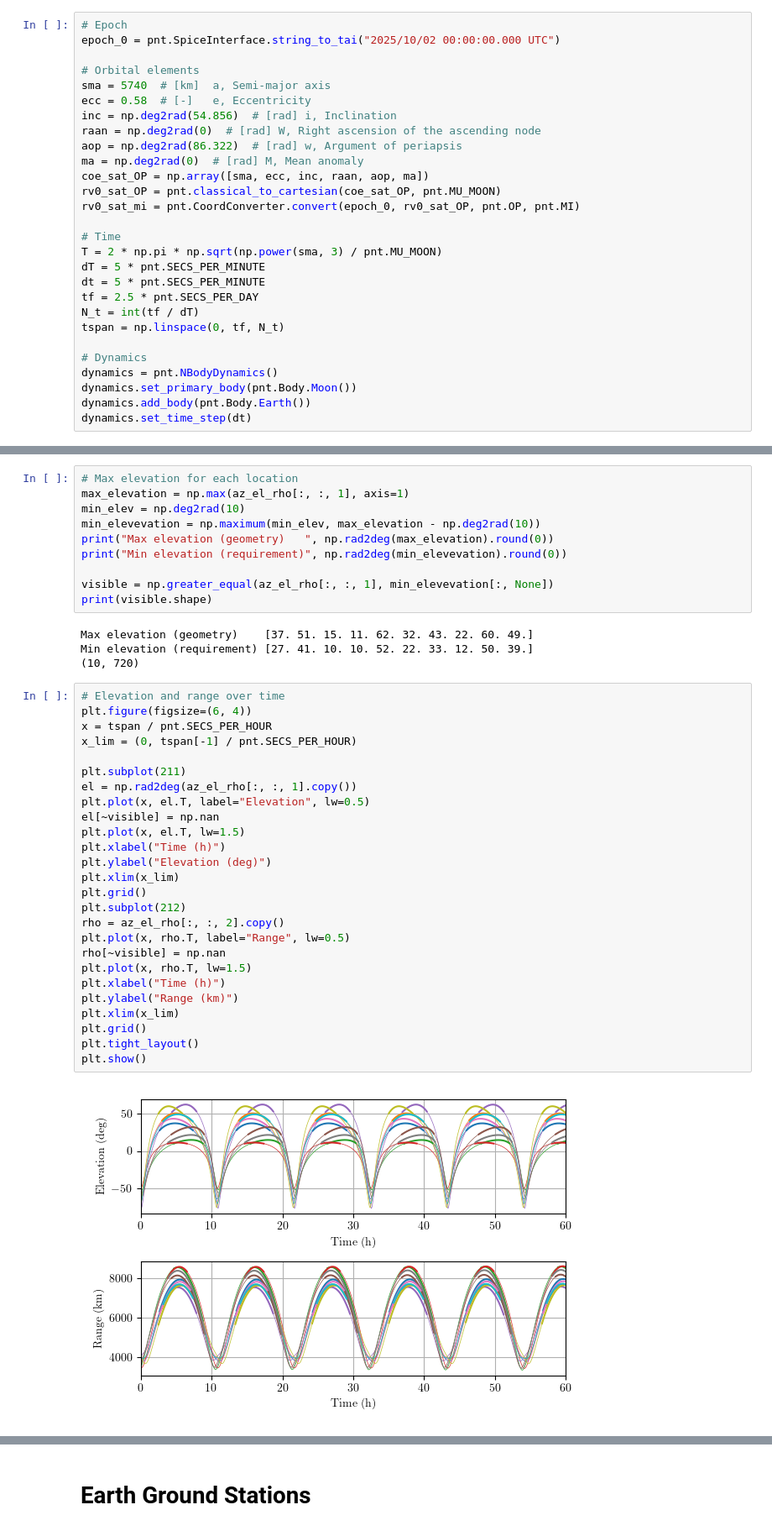
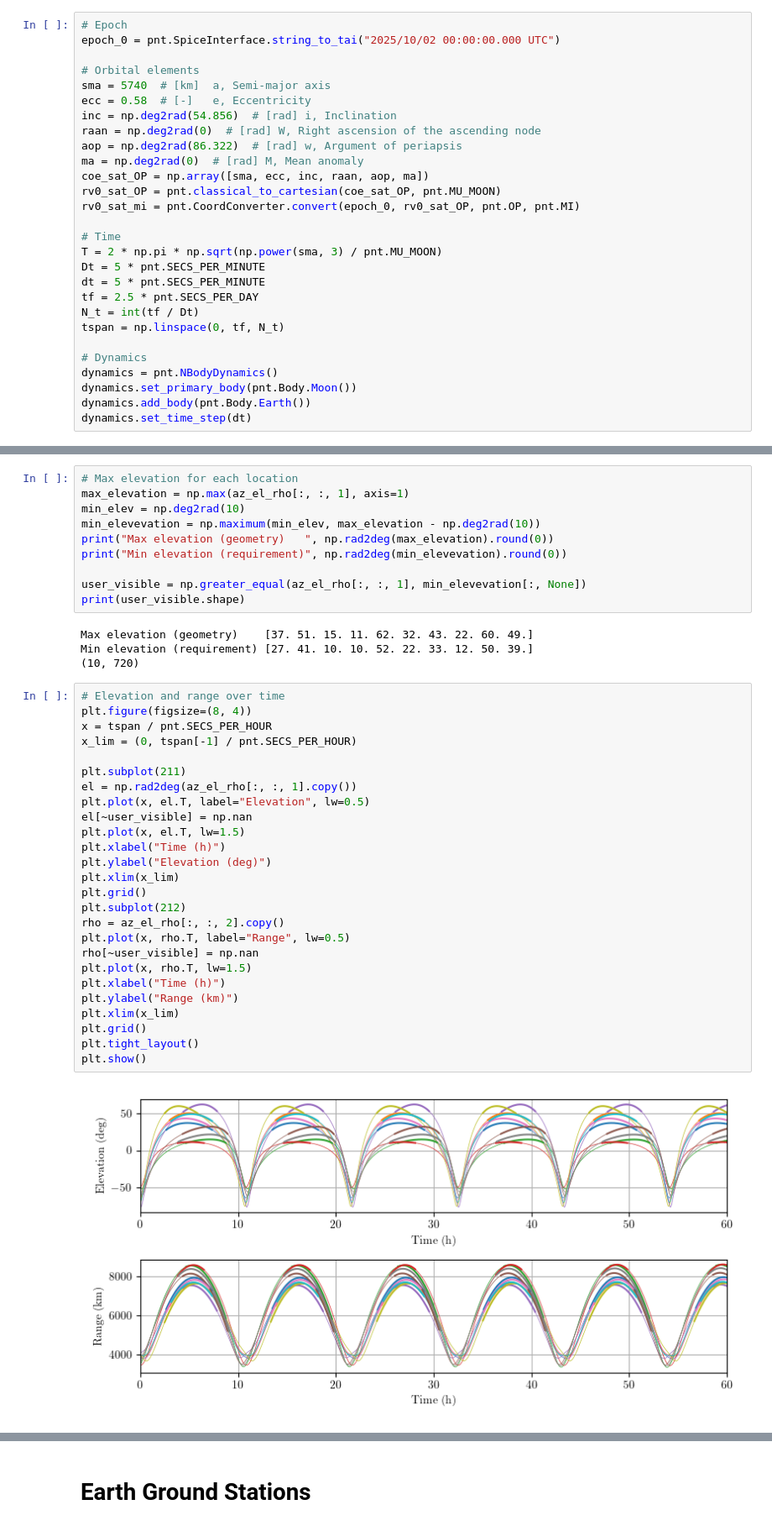
Before and after one commit to Stanford-NavLab/LuPNT, a Jupyter notebook: examples/projects/pnt-scheduling/example_pnt_scheduling.ipynb, the cells around one changed output, grey strips where cells are left out. Shown at 84% size. Cells and saved outputs as stored; diff of their text form.

```diff
--- a/examples/projects/pnt-scheduling/example_pnt_scheduling.ipynb
+++ b/examples/projects/pnt-scheduling/example_pnt_scheduling.ipynb
@@ -132,10 +133,10 @@ rv0_sat_mi = pnt.CoordConverter.convert(epoch_0, rv0_sat_OP, pnt.OP, pnt.MI)
 
 # Time
 T = 2 * np.pi * np.sqrt(np.power(sma, 3) / pnt.MU_MOON)
-dT = 5 * pnt.SECS_PER_MINUTE
+Dt = 5 * pnt.SECS_PER_MINUTE
 dt = 5 * pnt.SECS_PER_MINUTE
 tf = 2.5 * pnt.SECS_PER_DAY
-N_t = int(tf / dT)
+N_t = int(tf / Dt)
 tspan = np.linspace(0, tf, N_t)
 
 # Dynamics
@@ -268,37 +266,37 @@ min_elevevation = np.maximum(min_elev, max_elevation - np.deg2rad(10))
 print("Max elevation (geometry)   ", np.rad2deg(max_elevation).round(0))
 print("Min elevation (requirement)", np.rad2deg(min_elevevation).round(0))
 
-visible = np.greater_equal(az_el_rho[:, :, 1], min_elevevation[:, None])
-print(visible.shape)
+user_visible = np.greater_equal(az_el_rho[:, :, 1], min_elevevation[:, None])
+print(user_visible.shape)
 # %% [output]
 Max elevation (geometry)    [37. 51. 15. 11. 62. 32. 43. 22. 60. 49.]
 Min elevation (requirement) [27. 41. 10. 10. 52. 22. 33. 12. 50. 39.]
 (10, 720)
 # %%
 # Elevation and range over time
-plt.figure(figsize=(6, 4))
+plt.figure(figsize=(8, 4))
 x = tspan / pnt.SECS_PER_HOUR
 x_lim = (0, tspan[-1] / pnt.SECS_PER_HOUR)
 
 plt.subplot(211)
 el = np.rad2deg(az_el_rho[:, :, 1].copy())
 plt.plot(x, el.T, label="Elevation", lw=0.5)
-el[~visible] = np.nan
+el[~user_visible] = np.nan
 plt.plot(x, el.T, lw=1.5)
 plt.xlabel("Time (h)")
 plt.ylabel("Elevation (deg)")
 plt.xlim(x_lim)
 plt.grid()
 plt.subplot(212)
 rho = az_el_rho[:, :, 2].copy()
 plt.plot(x, rho.T, label="Range", lw=0.5)
-rho[~visible] = np.nan
+rho[~user_visible] = np.nan
 plt.plot(x, rho.T, lw=1.5)
 plt.xlabel("Time (h)")
 plt.ylabel("Range (km)")
 plt.xlim(x_lim)
 plt.grid()
 plt.tight_layout()
 plt.show()
 # %% [output]
-[figure, old version]
+[figure, new version]
```
Also changed, not shown: parts of 17 cells of this notebook, 3 other files.
